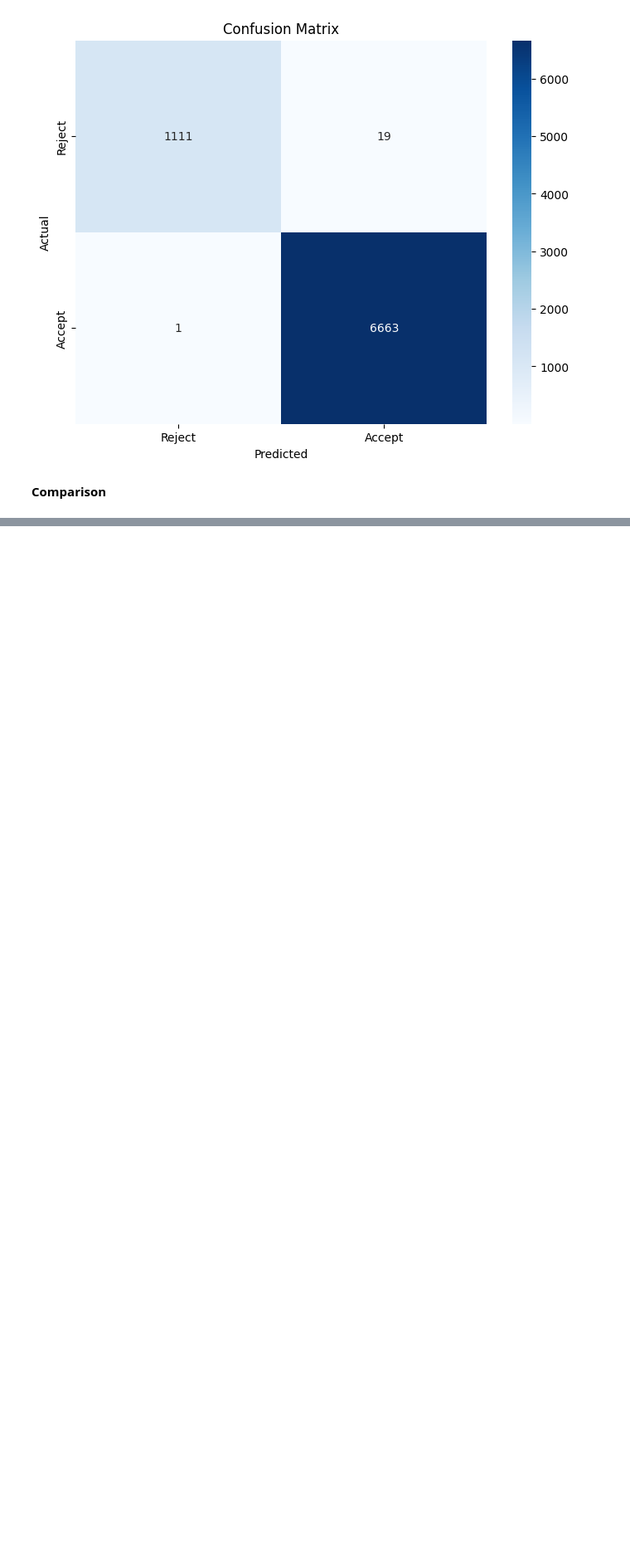
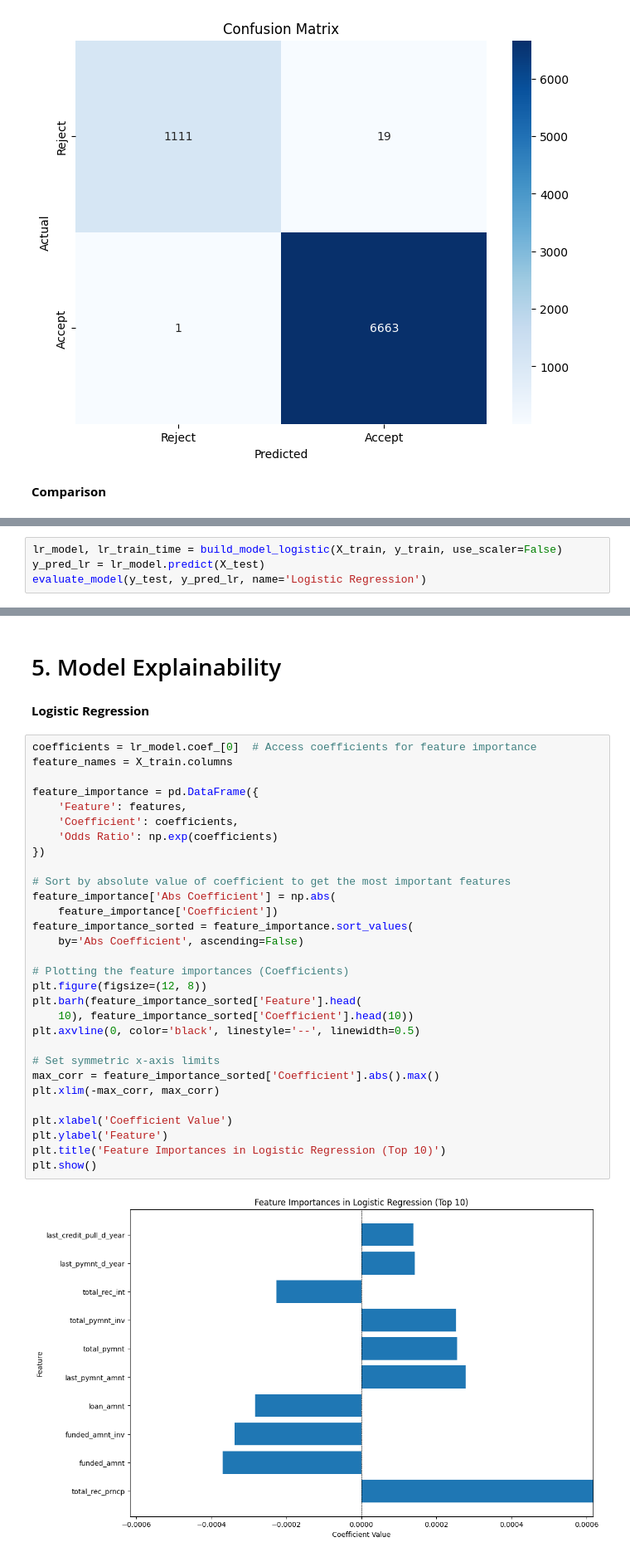
Before and after one commit to ptai21/Loan-Classification, a Jupyter notebook: loan.ipynb, the cells around one changed output, grey strips where cells are left out. Shown at 83% size. Cells and saved outputs as stored; diff of their text form; blank space fills up the shorter version.

```diff
--- a/loan.ipynb
+++ b/loan.ipynb
@@ -1156,0 +1264,4 @@ print(metrics_df)
+# %%
+lr_model, lr_train_time = build_model_logistic(X_train, y_train, use_scaler=False)
+y_pred_lr = lr_model.predict(X_test)
+evaluate_model(y_test, y_pred_lr, name='Logistic Regression')
@@ -1156,0 +1648,36 @@ print(metrics_df)
+# %% [markdown]
+# 5. Model Explainability
+# %% [markdown]
+**Logistic Regression**
+# %%
+coefficients = lr_model.coef_[0]  # Access coefficients for feature importance
+feature_names = X_train.columns
+
+feature_importance = pd.DataFrame({
+    'Feature': features,
+    'Coefficient': coefficients,
+    'Odds Ratio': np.exp(coefficients)
+})
+
+# Sort by absolute value of coefficient to get the most important features
+feature_importance['Abs Coefficient'] = np.abs(
+    feature_importance['Coefficient'])
+feature_importance_sorted = feature_importance.sort_values(
+    by='Abs Coefficient', ascending=False)
+
+# Plotting the feature importances (Coefficients)
+plt.figure(figsize=(12, 8))
+plt.barh(feature_importance_sorted['Feature'].head(
+    10), feature_importance_sorted['Coefficient'].head(10))
+plt.axvline(0, color='black', linestyle='--', linewidth=0.5)
+
+# Set symmetric x-axis limits
+max_corr = feature_importance_sorted['Coefficient'].abs().max()
+plt.xlim(-max_corr, max_corr)
+
+plt.xlabel('Coefficient Value')
+plt.ylabel('Feature')
+plt.title('Feature Importances in Logistic Regression (Top 10)')
+plt.show()
+# %% [output]
+[figure, added]
```
Also changed, not shown: parts of 65 cells of this notebook.
